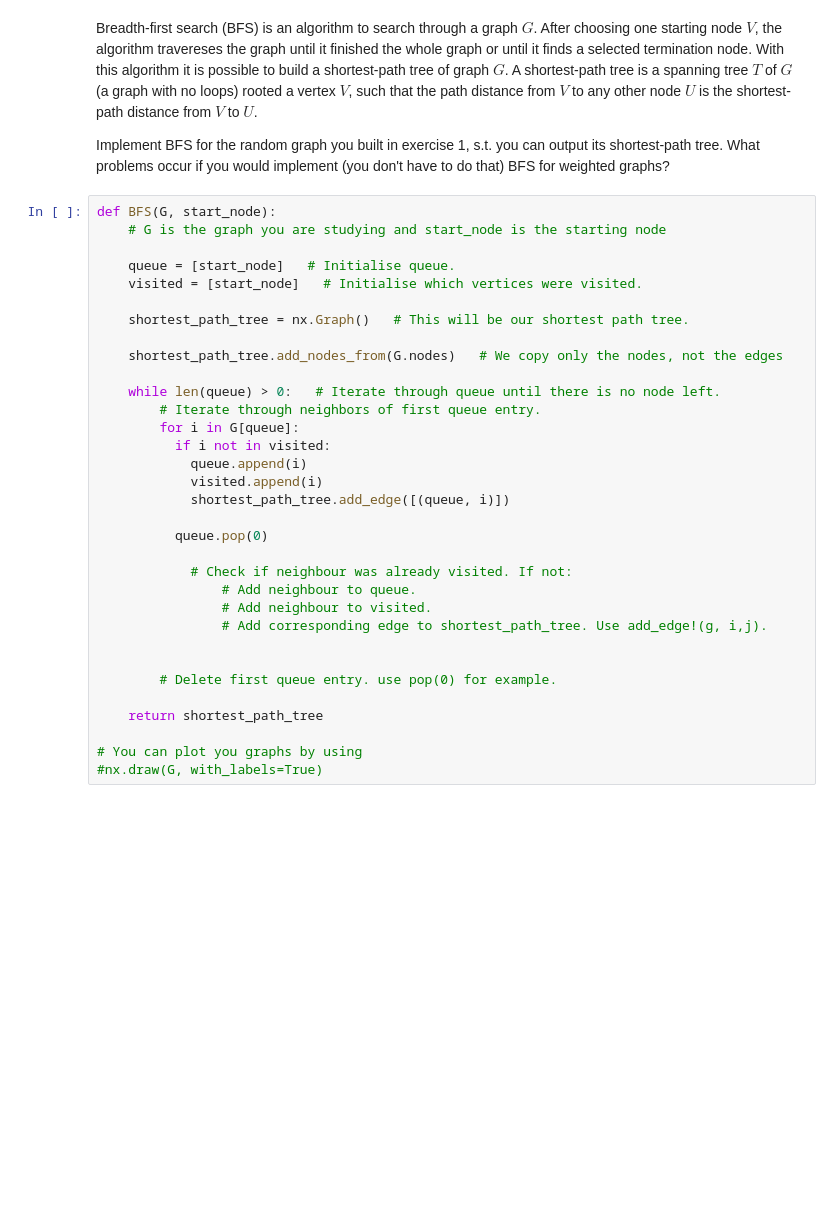
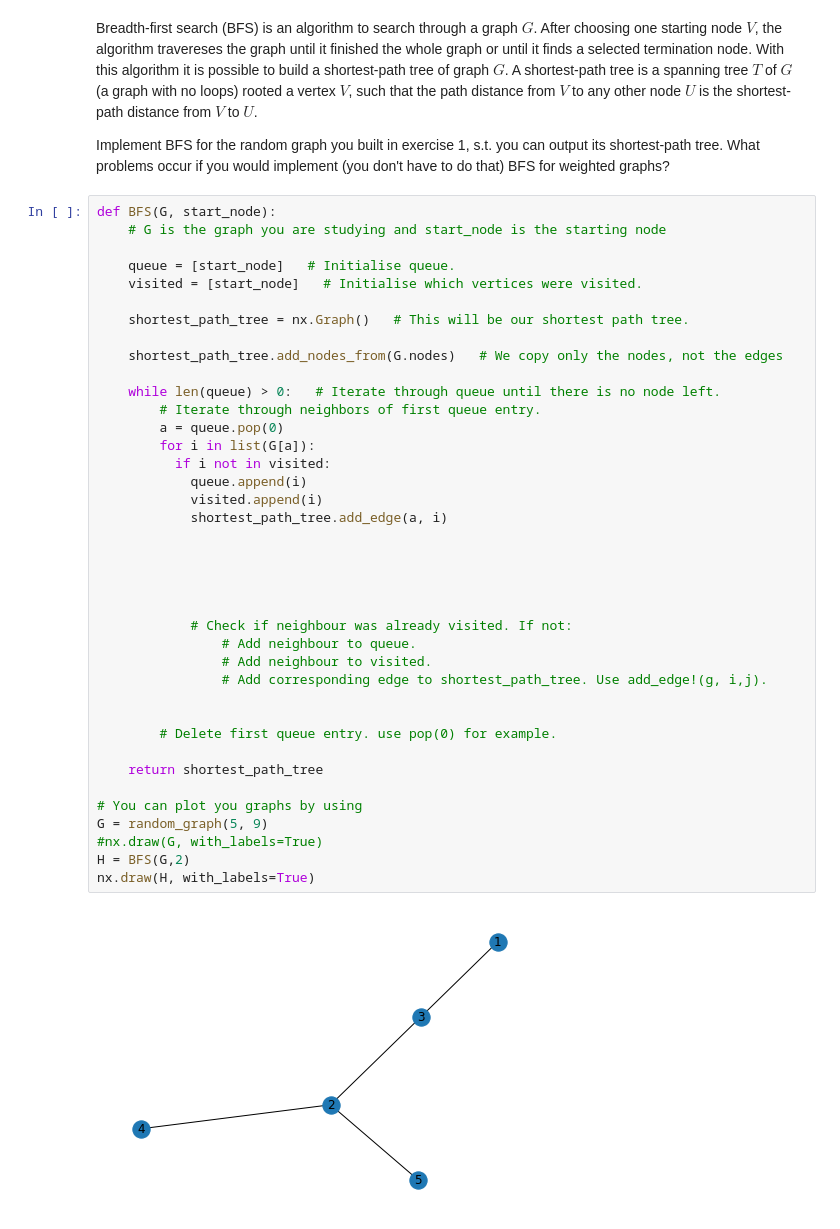
Before and after one commit to ramsurya98/Introduction-Network-Science-2021, a Jupyter notebook: Exercise01/NetworksExercise_01.ipynb, the cells around one changed output. Drawn from its saved outputs; the diff is of its cells as text; blank space fills up the shorter version.

```diff
--- a/Exercise01/NetworksExercise_01.ipynb
+++ b/Exercise01/NetworksExercise_01.ipynb
@@ -164,33 +192,41 @@ Implement BFS for the random graph you built in exercise 1, s.t. you can output
 # %%
 def BFS(G, start_node):
     # G is the graph you are studying and start_node is the starting node
 
     queue = [start_node]   # Initialise queue.
     visited = [start_node]   # Initialise which vertices were visited.
 
     shortest_path_tree = nx.Graph()   # This will be our shortest path tree.
 
     shortest_path_tree.add_nodes_from(G.nodes)   # We copy only the nodes, not the edges
 
     while len(queue) > 0:   # Iterate through queue until there is no node left.
         # Iterate through neighbors of first queue entry.
-        for i in G[queue]:
+        a = queue.pop(0)
+        for i in list(G[a]):
           if i not in visited:
             queue.append(i)
             visited.append(i)
-            shortest_path_tree.add_edge([(queue, i)])
+            shortest_path_tree.add_edge(a, i)
 
-          queue.pop(0)
+
+
+
 
             # Check if neighbour was already visited. If not:
                 # Add neighbour to queue.
                 # Add neighbour to visited.
                 # Add corresponding edge to shortest_path_tree. Use add_edge!(g, i,j).
 
 
         # Delete first queue entry. use pop(0) for example.
 
     return shortest_path_tree
 
 # You can plot you graphs by using
+G = random_graph(5, 9)
 #nx.draw(G, with_labels=True)
+H = BFS(G,2)
+nx.draw(H, with_labels=True)
+# %% [output]
+[figure, added]
```
Also changed, not shown: parts of 3 cells of this notebook.
